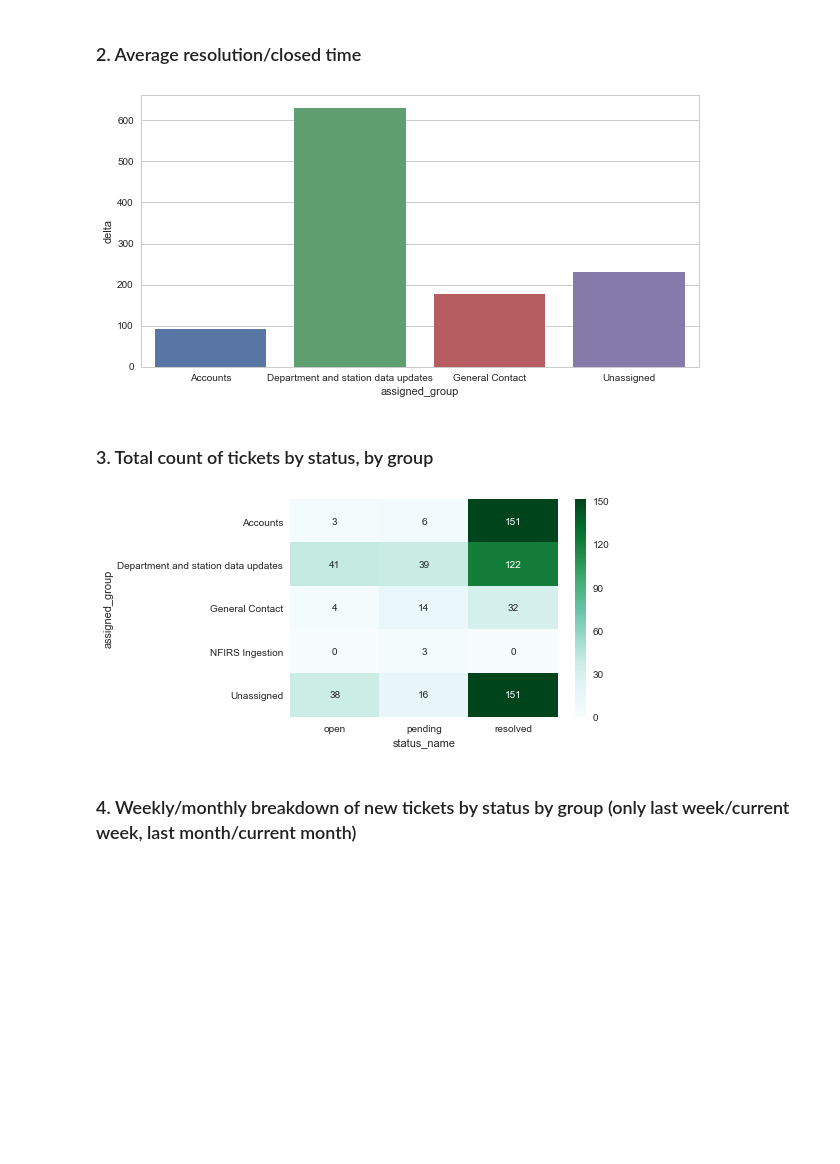
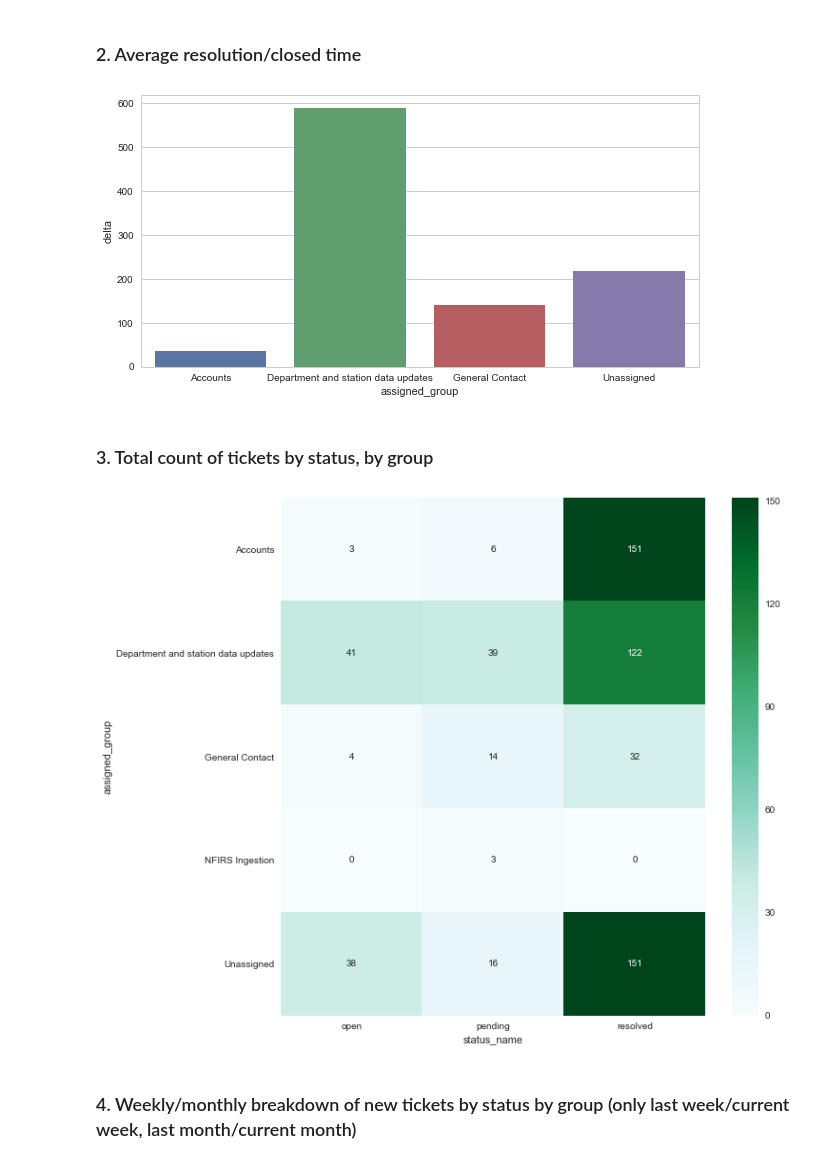
Before and after one commit to JorgeMartinezG/firecares-stats, a Jupyter notebook: Tickets analysis.ipynb, the cells around one changed output. Drawn from its saved outputs; the diff is of its cells as text; code cells hidden in the pictures; blank space fills up the shorter version.

```diff
--- a/Tickets analysis.ipynb
+++ b/Tickets analysis.ipynb
@@ -61,25 +61,27 @@ sns.heatmap(df_heatmap, annot=True, fmt="f", cmap='viridis');
 # %% [markdown]
 ###  2. Average resolution/closed time
 # %%
-resolved_df = df_responded.loc[(df_responded['status_name'] == 'resolved')]
-
+resolved_df = df.loc[(df['status_name'] == 'resolved')]
 resolved_df['delta'] = abs(resolved_df['created_at'] - resolved_df['resolved_at']).astype('timedelta64[h]')
 
 reduced_df = resolved_df[['assigned_group', 'delta']]
 assigned_means_df = reduced_df.groupby(['assigned_group']).mean().reset_index()
 
+resolved_df.drop('delta', axis=1, inplace=True)
+
 plt.figure(figsize=(10,5))
 sns.barplot(assigned_means_df.assigned_group, assigned_means_df.delta);
 # %% [output]
-[figure, old version]
+[figure, new version]
 # %% [markdown]
 ### 3. Total count of tickets by status, by group
 # %%
 df_groups = df.groupby(['status_name', 'assigned_group']).size().reset_index(name='count')
 df_heatmap = df_groups.pivot_table(index='assigned_group', columns='status_name', values='count', fill_value=0)
+plt.figure(figsize=(10, 10))
 sns.heatmap(df_heatmap, annot=True, fmt="d", cmap='BuGn');
 # %% [output]
-[figure, old version]
+[figure, new version]
 # %% [markdown]
 ### 4. Weekly/monthly breakdown of new tickets by status by group (only last week/current week, last month/current month)
 # %%
```
Also changed, not shown: parts of 3 cells of this notebook.
